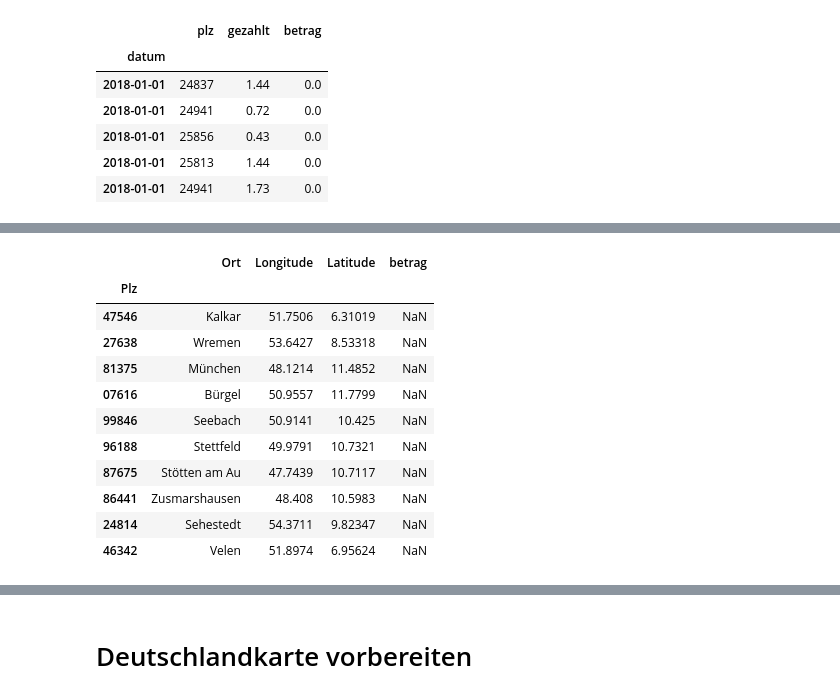
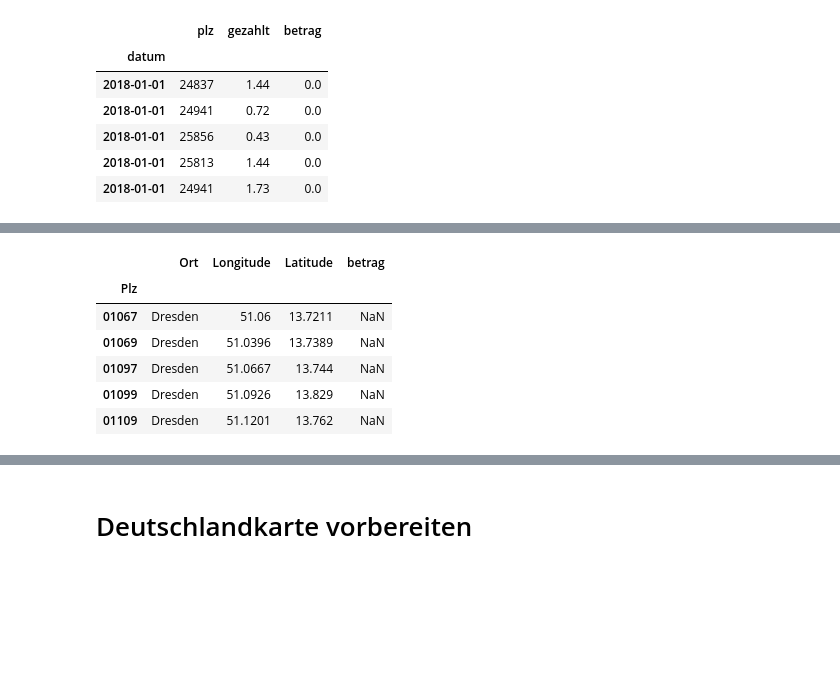
Before and after one commit to mborus/barcamp_2019_datenvisualisierung_auf_landkarten, a Jupyter notebook: auswertung.ipynb, the cells around one changed output, grey strips where cells are left out. Saved outputs shown, nothing was run; the diff lists cells and outputs as text; code cells hidden in the pictures; blank space fills up the shorter version.

```diff
--- a/auswertung.ipynb
+++ b/auswertung.ipynb
@@ -102,20 +92,15 @@ s_umsatz.sort_values().plot(kind='pie', legend=False, rotatelabels=True, figsize
 df_plz = pd.read_csv(PLZGEODATEN, sep=';', dtype='str', encoding='latin-1').set_index('Plz')
 # %%
 df_plz['betrag'] = s_umsatz
-# %%
-df_plz.sample(10)
-# %% [output]
-|  | Ort | Longitude | Latitude | betrag |
-| Plz |  |  |  |  |
-| 47546 | Kalkar | 51.7506 | 6.31019 | NaN |
-| 27638 | Wremen | 53.6427 | 8.53318 | NaN |
-| 81375 | München | 48.1214 | 11.4852 | NaN |
-| 07616 | Bürgel | 50.9557 | 11.7799 | NaN |
-| 99846 | Seebach | 50.9141 | 10.425 | NaN |
-| 96188 | Stettfeld | 49.9791 | 10.7321 | NaN |
-| 87675 | Stötten am Au | 47.7439 | 10.7117 | NaN |
-| 86441 | Zusmarshausen | 48.408 | 10.5983 | NaN |
-| 24814 | Sehestedt | 54.3711 | 9.82347 | NaN |
-| 46342 | Velen | 51.8974 | 6.95624 | NaN |
+# %%
+df_plz.head()
+# %% [output]
+|  | Ort | Longitude | Latitude | betrag |
+| Plz |  |  |  |  |
+| 01067 | Dresden | 51.06 | 13.7211 | NaN |
+| 01069 | Dresden | 51.0396 | 13.7389 | NaN |
+| 01097 | Dresden | 51.0667 | 13.744 | NaN |
+| 01099 | Dresden | 51.0926 | 13.829 | NaN |
+| 01109 | Dresden | 51.1201 | 13.762 | NaN |
 # %%
 df_plz_u = df_plz[~df_plz.betrag.isnull()]
```
Also changed, not shown: parts of 30 cells of this notebook, 1 other file.
